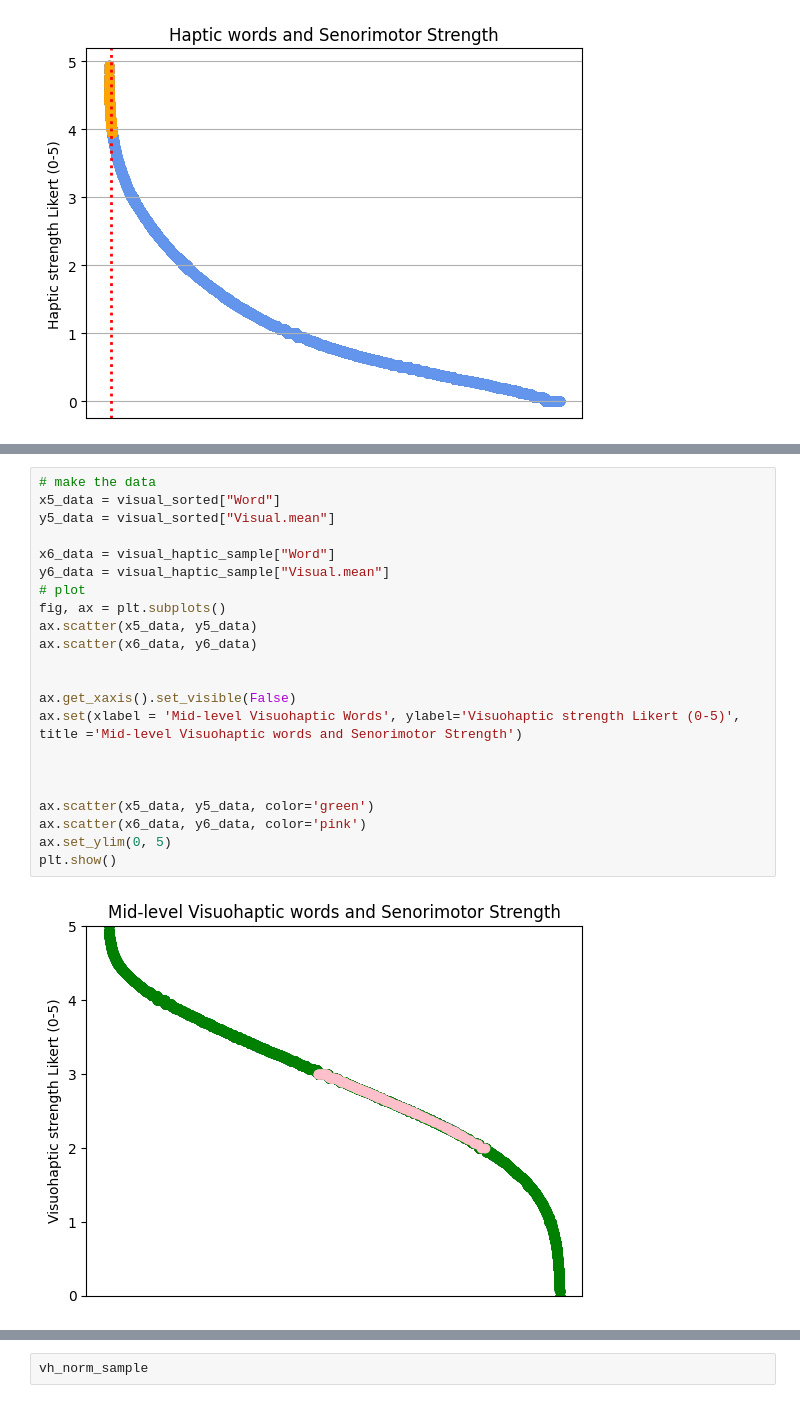
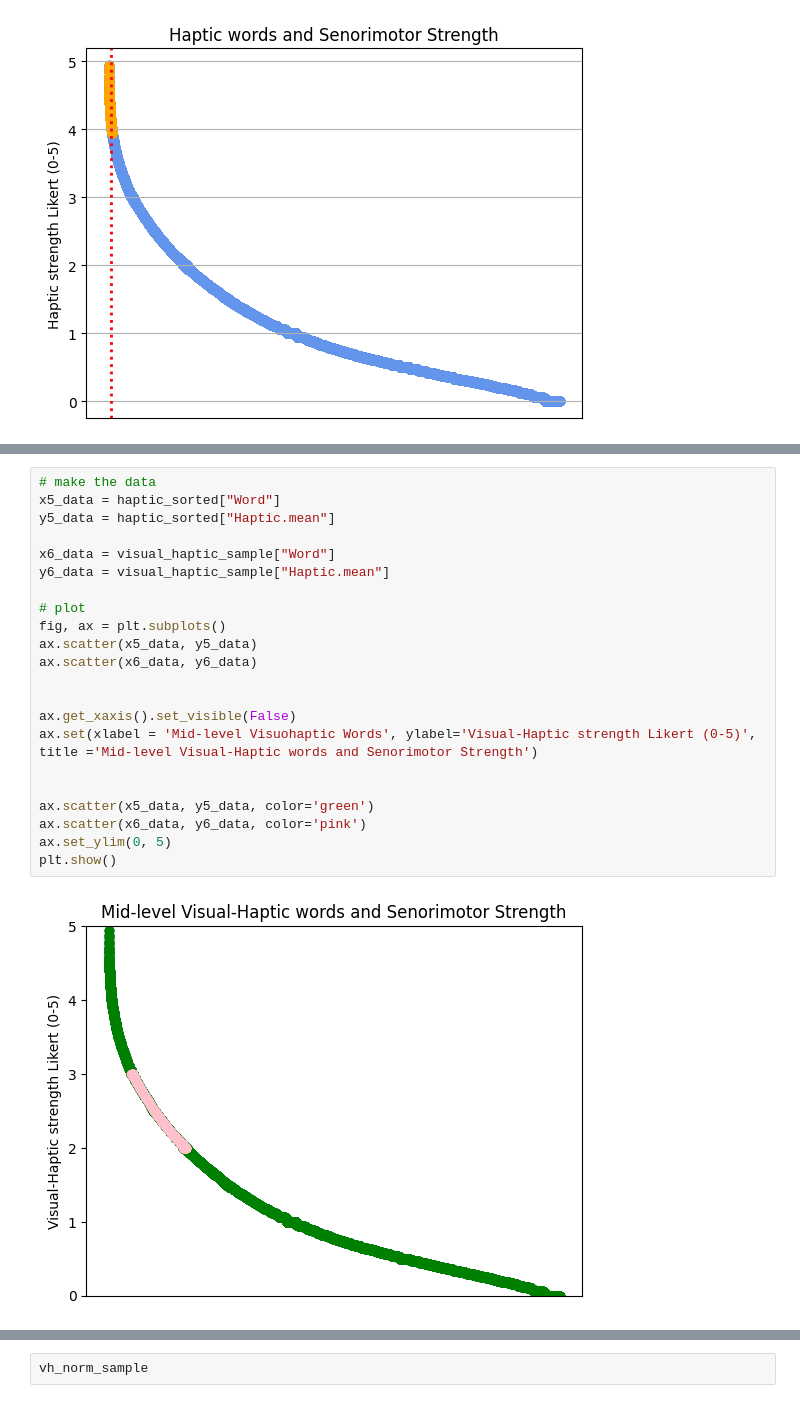
Before and after one commit to soniasola00/SpanLancasterNorm, a Jupyter notebook: Sonia3.ipynb, the cells around one changed output, grey strips where cells are left out. Saved outputs shown, nothing was run; the diff lists cells and outputs as text.

```diff
--- a/Sonia3.ipynb
+++ b/Sonia3.ipynb
@@ -437,27 +438,27 @@ plt.show()
 # %%
 # make the data
-x5_data = visual_sorted["Word"]
-y5_data = visual_sorted["Visual.mean"]
+x5_data = haptic_sorted["Word"]
+y5_data = haptic_sorted["Haptic.mean"]
 
 x6_data = visual_haptic_sample["Word"]
-y6_data = visual_haptic_sample["Visual.mean"]
+y6_data = visual_haptic_sample["Haptic.mean"]
+
 # plot
 fig, ax = plt.subplots()
 ax.scatter(x5_data, y5_data)
 ax.scatter(x6_data, y6_data)
 
 
 ax.get_xaxis().set_visible(False)
-ax.set(xlabel = 'Mid-level Visuohaptic Words', ylabel='Visuohaptic strength Likert (0-5)', title ='Mid-level Visuohaptic words and Senorimotor Strength')
-
+ax.set(xlabel = 'Mid-level Visuohaptic Words', ylabel='Visual-Haptic strength Likert (0-5)', title ='Mid-level Visual-Haptic words and Senorimotor Strength')
 
 
 ax.scatter(x5_data, y5_data, color='green')
 ax.scatter(x6_data, y6_data, color='pink')
 ax.set_ylim(0, 5)
 plt.show()
 # %% [output]
-[figure, old version]
+[figure, new version]
 # %%
 # defining x and y axis
 x6_data = visual_haptic_sample["Word"]
```
Also changed, not shown: parts of 25 cells of this notebook.
